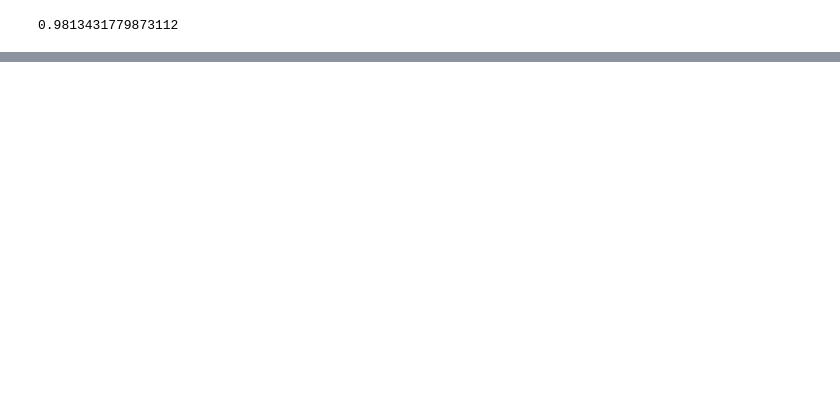
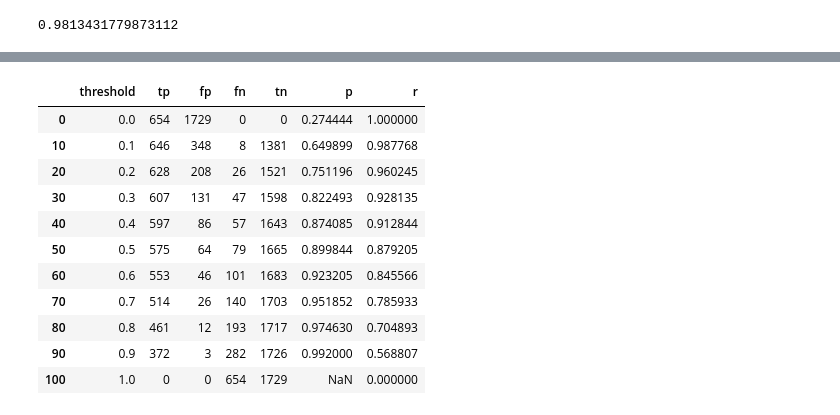
Before and after one commit to yashk1/ml-zoomcamp, a Jupyter notebook: 4_classification_eval_metrics/homework/hw4.ipynb, the cells around one changed output, grey strips where cells are left out. Saved outputs shown, nothing was run; the diff lists cells and outputs as text; code cells hidden in the pictures; blank space fills up the shorter version.

```diff
--- a/4_classification_eval_metrics/homework/hw4.ipynb
+++ b/4_classification_eval_metrics/homework/hw4.ipynb
@@ -140,3 +147,12 @@ X_val = dv.transform(val_dict)
 # %%
+train_dicts = df_train.to_dict(orient='records')
+dv = DictVectorizer()
+X_train = dv.fit_transform(train_dicts)
+
 model = LogisticRegression(solver='liblinear', C=1.0, max_iter=1000)
 model.fit(X_train, y_train)
+
+val_dicts = df_val.to_dict(orient='records')
+X_val = dv.transform(val_dicts)
+
+y_pred = model.predict_proba(X_val)[:,1]
@@ -152,0 +222,18 @@ roc_auc_score(y_val, y_pred)
+# %%
+df_scores['p'] = df_scores.tp / (df_scores.tp + df_scores.fp)
+df_scores['r'] = df_scores.tp / (df_scores.tp + df_scores.fn)
+
+df_scores[::10]
+# %% [output]
+|  | threshold | tp | fp | fn | tn | p | r |
+| 0 | 0.0 | 654 | 1729 | 0 | 0 | 0.274444 | 1.000000 |
+| 10 | 0.1 | 646 | 348 | 8 | 1381 | 0.649899 | 0.987768 |
+| 20 | 0.2 | 628 | 208 | 26 | 1521 | 0.751196 | 0.960245 |
+| 30 | 0.3 | 607 | 131 | 47 | 1598 | 0.822493 | 0.928135 |
+| 40 | 0.4 | 597 | 86 | 57 | 1643 | 0.874085 | 0.912844 |
+| 50 | 0.5 | 575 | 64 | 79 | 1665 | 0.899844 | 0.879205 |
+| 60 | 0.6 | 553 | 46 | 101 | 1683 | 0.923205 | 0.845566 |
+| 70 | 0.7 | 514 | 26 | 140 | 1703 | 0.951852 | 0.785933 |
+| 80 | 0.8 | 461 | 12 | 193 | 1717 | 0.974630 | 0.704893 |
+| 90 | 0.9 | 372 | 3 | 282 | 1726 | 0.992000 | 0.568807 |
+| 100 | 1.0 | 0 | 0 | 654 | 1729 | NaN | 0.000000 |
```
Also changed, not shown: parts of 14 cells of this notebook.
